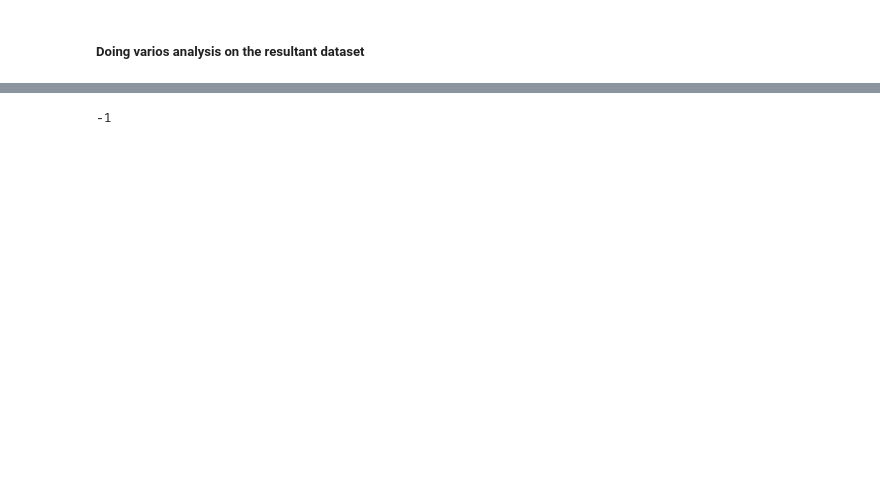
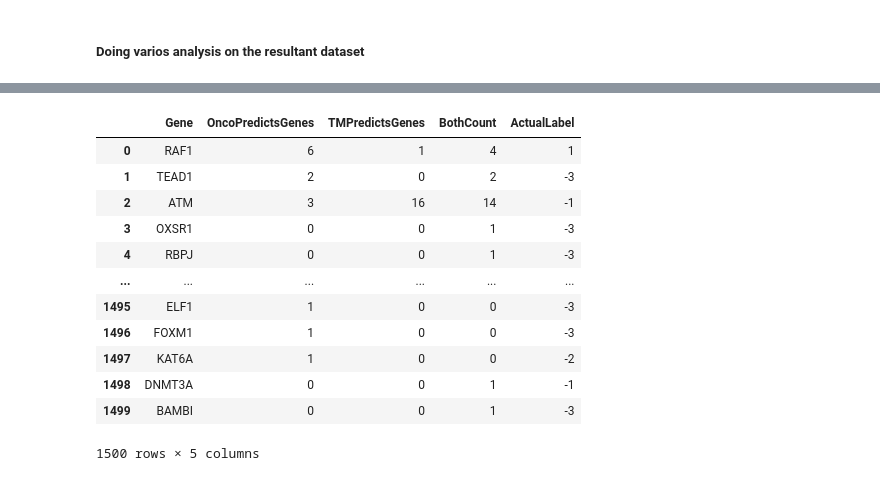
Before and after one commit to KisanThapa/GeneMutationClassification, a Jupyter notebook: notebook_final.ipynb, the cells around one changed output, grey strips where cells are left out. Saved outputs shown, nothing was run; the diff lists cells and outputs as text; code cells hidden in the pictures; blank space fills up the shorter version.

```diff
--- a/notebook_final.ipynb
+++ b/notebook_final.ipynb
@@ -237,15 +219,35 @@ output[output['Gene'] == 'RAF1']
 | 9 | RAF1 | dephosphorylates | KRAS | S181 | -1 | ['S181'] | [1] | 1 | ... |
 | 10 | RAF1 | phosphorylates | NRAS | S89 | 1 | ['S89'] | [1] | 1 | ... |
 # %%
-summary = pd.DataFrame(columns=['Gene', 'OncoPredictsGenes', 'TMPredictsGenes', 'BothCount'])
-previous = ''
-current = 'Any'
-for index, row in output.iterrows():
+summary = pd.DataFrame(columns=['Gene', 'OncoPredictsGenes', 'TMPredictsGenes', 'BothCount', 'ActualLabel'])
+
+for gene in output['Gene'].unique():
     d = {1: 0, -1: 0, 0: 0}
-    current = row['Gene']
-    if(current != previous):
-        temp = pd.DataFrame(data={'Gene':[], 'OncoPredictsGenes':[], 'TMPredictsGenes':[], 'BothCount':[]})
+    gene_list = output[output['Gene'] == gene]
+
+    for index, row in gene_list.iterrows():
+        if(row['Predicted'] == 1):
+            d[1] += 1
+        if(row['Predicted'] == -1):
+            d[-1] += 1
+        if(row['Predicted'] == 0):
+            d[0] += 1
+
+    temp = pd.DataFrame(data={'Gene':[row['Gene']], 'OncoPredictsGenes':[d[1]], 'TMPredictsGenes':[d[-1]], 'BothCount':[d[0]], 'ActualLabel':[getGeneType(row['Gene'])]})
+    summary = summary.append(temp, ignore_index=True)
+
+summary
+# %% [output]
+|  | Gene | OncoPredictsGenes | TMPredictsGenes | BothCount | ActualLabel |
+| 0 | RAF1 | 6 | 1 | 4 | 1 |
+| 1 | TEAD1 | 2 | 0 | 2 | -3 |
+| 2 | ATM | 3 | 16 | 14 | -1 |
+| 3 | OXSR1 | 0 | 0 | 1 | -3 |
+| 4 | RBPJ | 0 | 0 | 1 | -3 |
+| ... | ... | ... | ... | ... | ... |
+| 1495 | ELF1 | 1 | 0 | 0 | -3 |
+| 1496 | FOXM1 | 1 | 0 | 0 | -3 |
+| 1497 | KAT6A | 1 | 0 | 0 | -2 |
+| 1498 | DNMT3A | 0 | 0 | 1 | -1 |
+| 1499 | BAMBI | 0 | 0 | 1 | -3 |
+1500 rows × 5 columns
-# %%
-int(float('-1'))
-# %% [output]
--1
```
Also changed, not shown: parts of 10 cells of this notebook, 2 other files.
